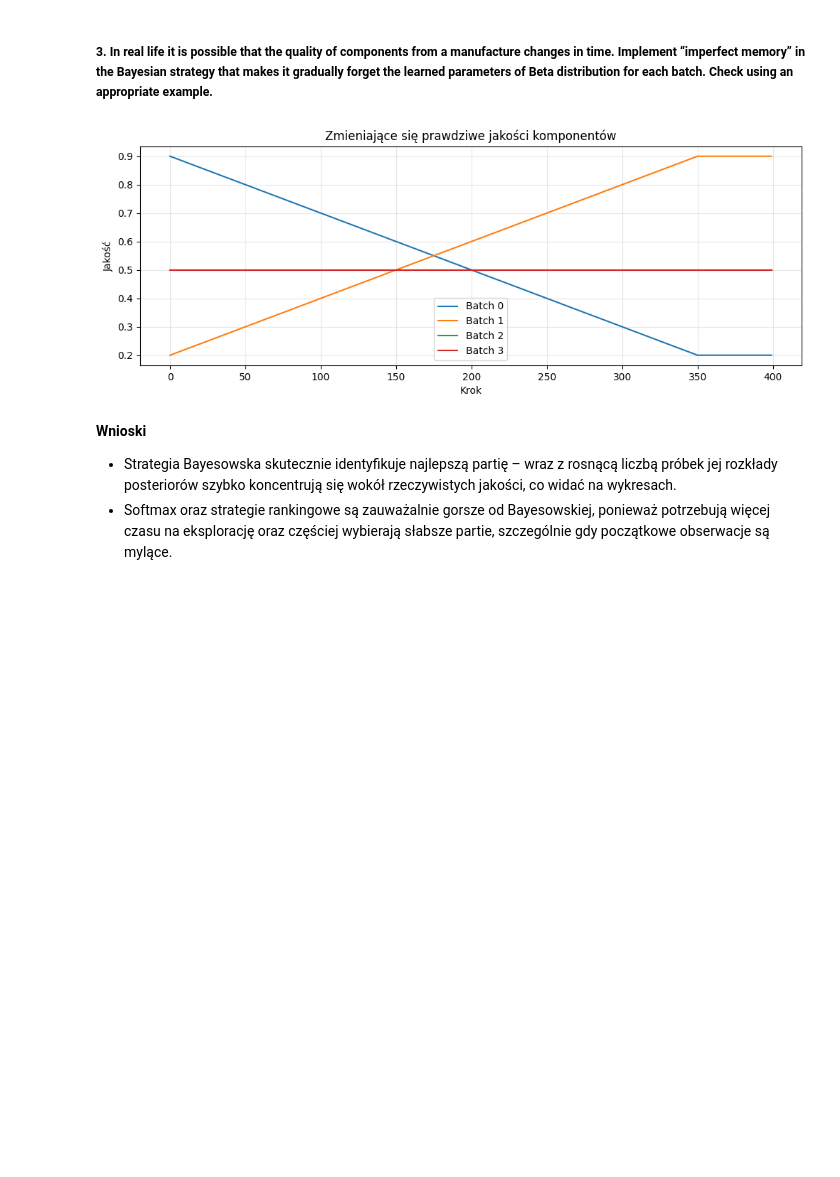
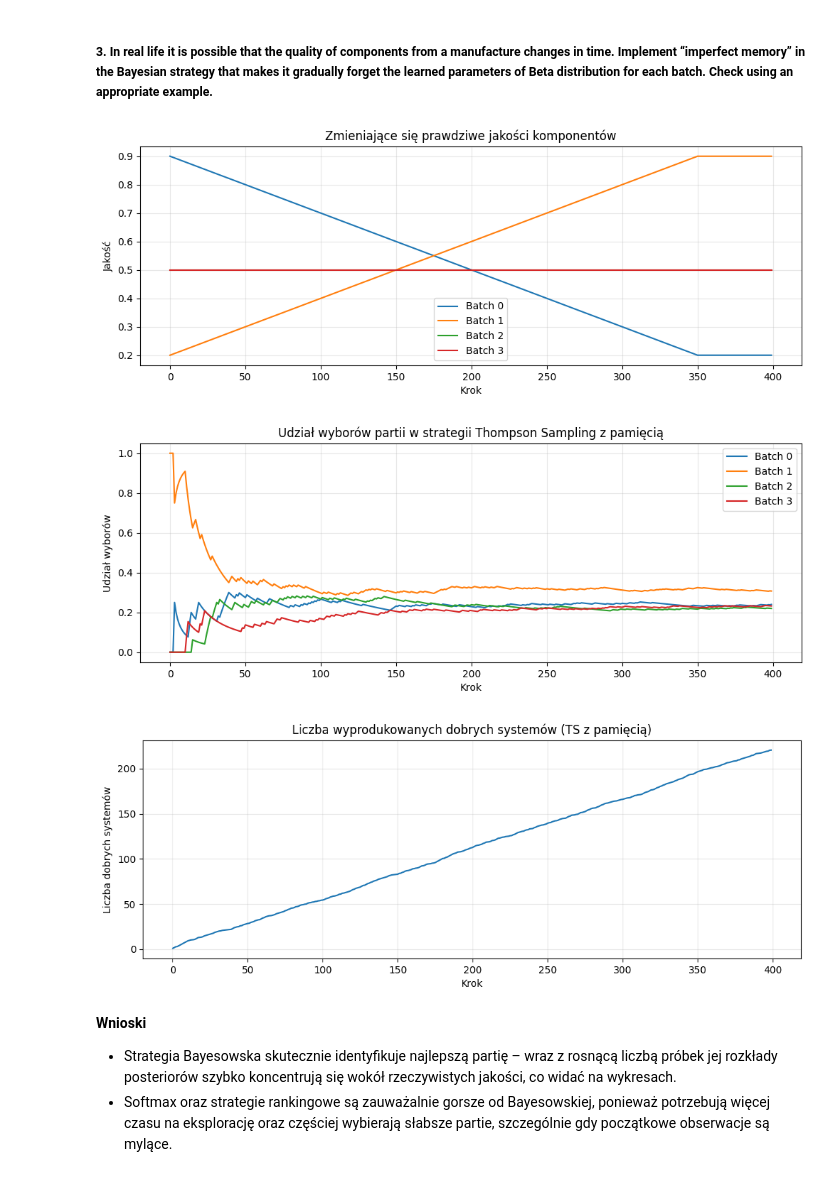
Before and after one commit to Lecrut/ai-ml_studies, a Jupyter notebook: metody_probabilistycznej_analizy_danych/lab_11.ipynb, the cells around one changed output. Saved outputs shown, nothing was run; the diff lists cells and outputs as text; code cells hidden in the pictures; blank space fills up the shorter version.

```diff
--- a/metody_probabilistycznej_analizy_danych/lab_11.ipynb
+++ b/metody_probabilistycznej_analizy_danych/lab_11.ipynb
@@ -322,33 +322,56 @@ qualities = [0.9, 0.2, 0.5, 0.5]
 STEPS = 400
 LAM = 0.03
 
 factory = Factory()
 factory.set_batches(qualities)
 
 chosen = []
 true_q = []
 
 for t in range(STEPS):
     update_true_qualities(factory, t)
     c, q = ts_imperfect_memory(factory, 1, lam=LAM)
     chosen.extend(c)
     true_q.extend(q)
 
 chosen = np.array(chosen)
 true_q = np.array(true_q)
 
 plt.figure(figsize=(12, 4))
 for i in range(4):
     plt.plot(true_q[:, i], label=f"Batch {i}")
 
 plt.legend()
 plt.title("Zmieniające się prawdziwe jakości komponentów")
 plt.xlabel("Krok")
 plt.ylabel("Jakość")
 plt.grid(alpha=0.3)
 plt.show()
+
+
+plt.figure(figsize=(12, 4))
+for i in range(4):
+    selection_rate = np.cumsum(chosen == i) / (np.arange(STEPS) + 1)
+    plt.plot(selection_rate, label=f"Batch {i}")
+plt.legend()
+plt.title("Udział wyborów partii w strategii Thompson Sampling z pamięcią")
+plt.xlabel("Krok")
+plt.ylabel("Udział wyborów")
+plt.grid(alpha=0.3)
+plt.show()
+
+plt.figure(figsize=(12, 4))
+good_producted = np.cumsum([factory.batches[c].quality for c in chosen])
+plt.plot(good_producted)
+plt.title("Liczba wyprodukowanych dobrych systemów (TS z pamięcią)")
+plt.xlabel("Krok")
+plt.ylabel("Liczba dobrych systemów")
+plt.grid(alpha=0.3)
+plt.show()
 # %% [output]
 [figure]
+[figure, added]
+[figure, added]
 # %% [markdown]
 **Wnioski**
 - Strategia Bayesowska skutecznie identyfikuje najlepszą partię – wraz z rosnącą liczbą próbek jej rozkłady posteriorów szybko koncentrują się wokół rzeczywistych jakości, co widać na wykresach.
```
Also changed, not shown: parts of 3 cells of this notebook, 2 other files.
